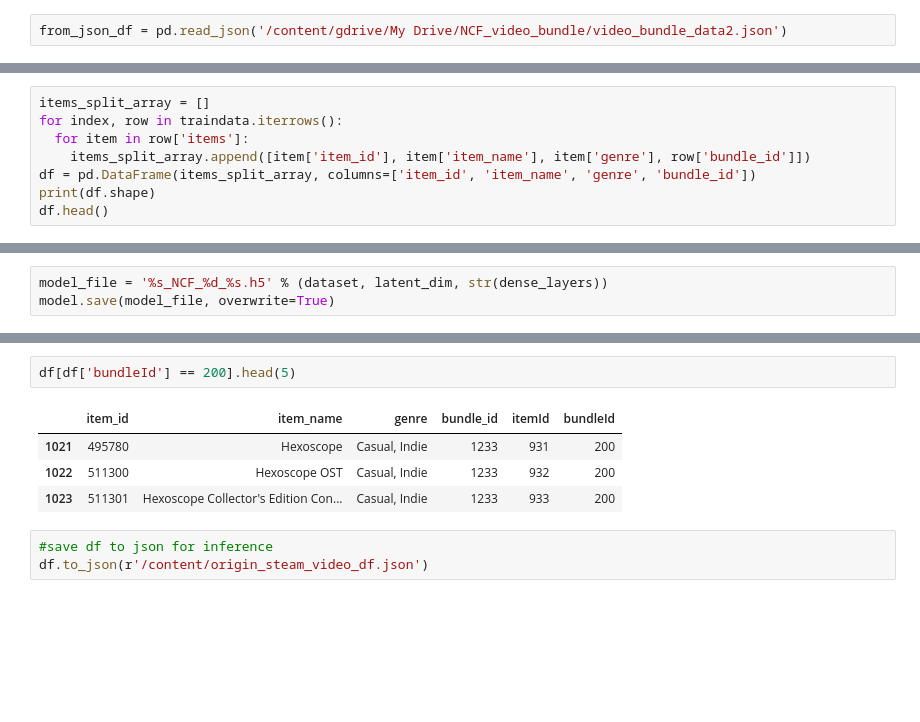
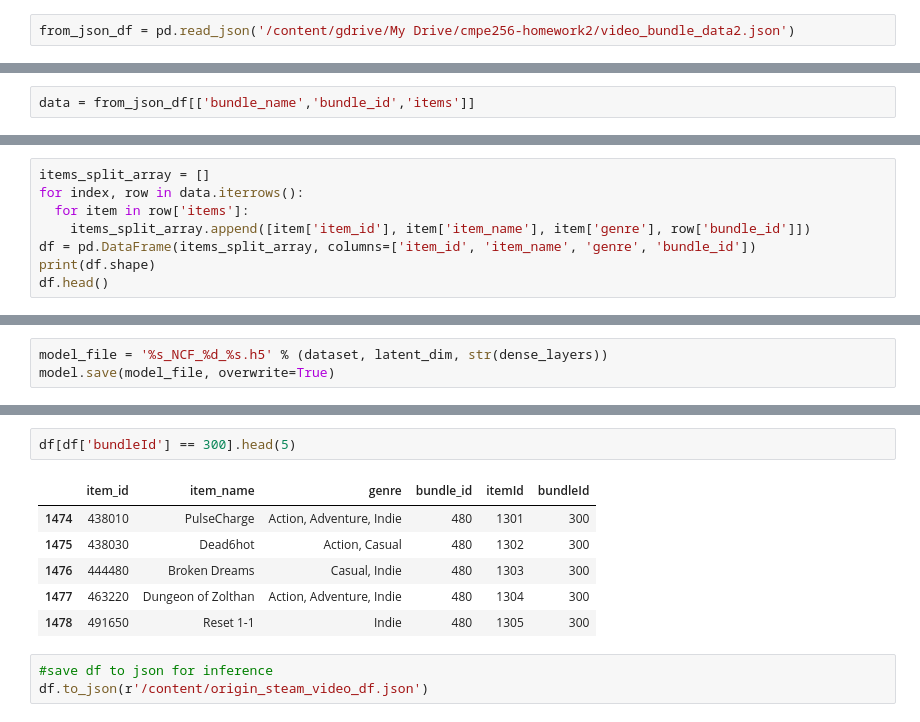
Before and after one commit to raagapranitha/cmpe256-homework2, a Jupyter notebook: steam_video/NCF_bundle.ipynb, the cells around one changed output, grey strips where cells are left out. Cells and saved outputs as stored; diff of their text form; blank space fills up the shorter version.

```diff
--- a/steam_video/NCF_bundle.ipynb
+++ b/steam_video/NCF_bundle.ipynb
@@ -28,5 +32,5 @@ print(tf.__version__)
 # %%
-from_json_df = pd.read_json('/content/gdrive/My Drive/NCF_video_bundle/video_bundle_data2.json')
+from_json_df = pd.read_json('/content/gdrive/My Drive/cmpe256-homework2/video_bundle_data2.json')
 # %%
 from_json_df.head(5)
 # %% [output]
@@ -42 +43,3 @@ traindata = from_json_df[['bundle_name','bundle_id','items']]
+# %%
+data = from_json_df[['bundle_name','bundle_id','items']]
 # %%
@@ -50,7 +53,7 @@ traindata.head()
 | 4 | Naruto Shippuden Uncut Season 4, ... | 1466 | [{'genre': '', 'item_id': '527830... |
 # %%
 items_split_array = []
-for index, row in traindata.iterrows():
+for index, row in data.iterrows():
   for item in row['items']:
     items_split_array.append([item['item_id'], item['item_name'], item['genre'], row['bundle_id']])
 df = pd.DataFrame(items_split_array, columns=['item_id', 'item_name', 'genre', 'bundle_id'])
@@ -431,10 +439,12 @@ results_df.head(3)
 # %%
-df[df['bundleId'] == 200].head(5)
+df[df['bundleId'] == 300].head(5)
 # %% [output]
 |  | item_id | item_name | genre | bundle_id | itemId | bundleId |
-| 1021 | 495780 | Hexoscope | Casual, Indie | 1233 | 931 | 200 |
-| 1022 | 511300 | Hexoscope OST | Casual, Indie | 1233 | 932 | 200 |
-| 1023 | 511301 | Hexoscope Collector's Edition Con... | Casual, Indie | 1233 | 933 | 200 |
+| 1474 | 438010 | PulseCharge | Action, Adventure, Indie | 480 | 1301 | 300 |
+| 1475 | 438030 | Dead6hot | Action, Casual | 480 | 1302 | 300 |
+| 1476 | 444480 | Broken Dreams | Casual, Indie | 480 | 1303 | 300 |
+| 1477 | 463220 | Dungeon of Zolthan | Action, Adventure, Indie | 480 | 1304 | 300 |
+| 1478 | 491650 | Reset 1-1 | Indie | 480 | 1305 | 300 |
 # %%
 #save df to json for inference
 df.to_json(r'/content/origin_steam_video_df.json')
```
Also changed, not shown: parts of 21 cells of this notebook, 7 other files.
